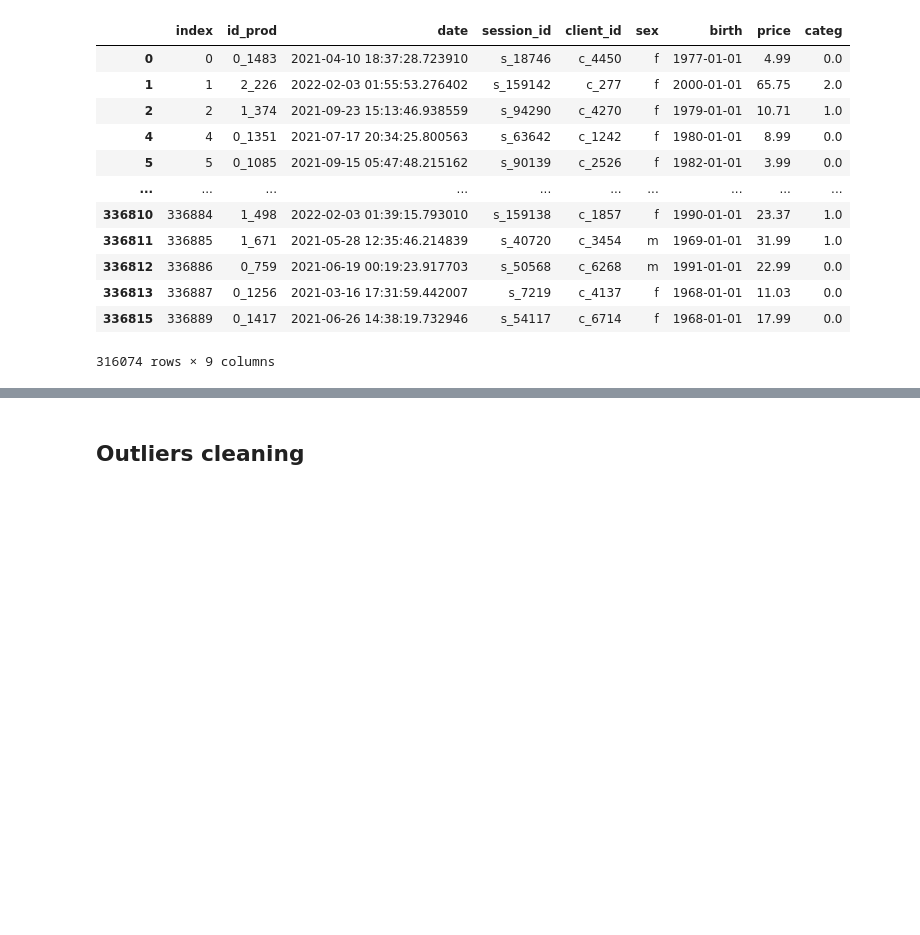
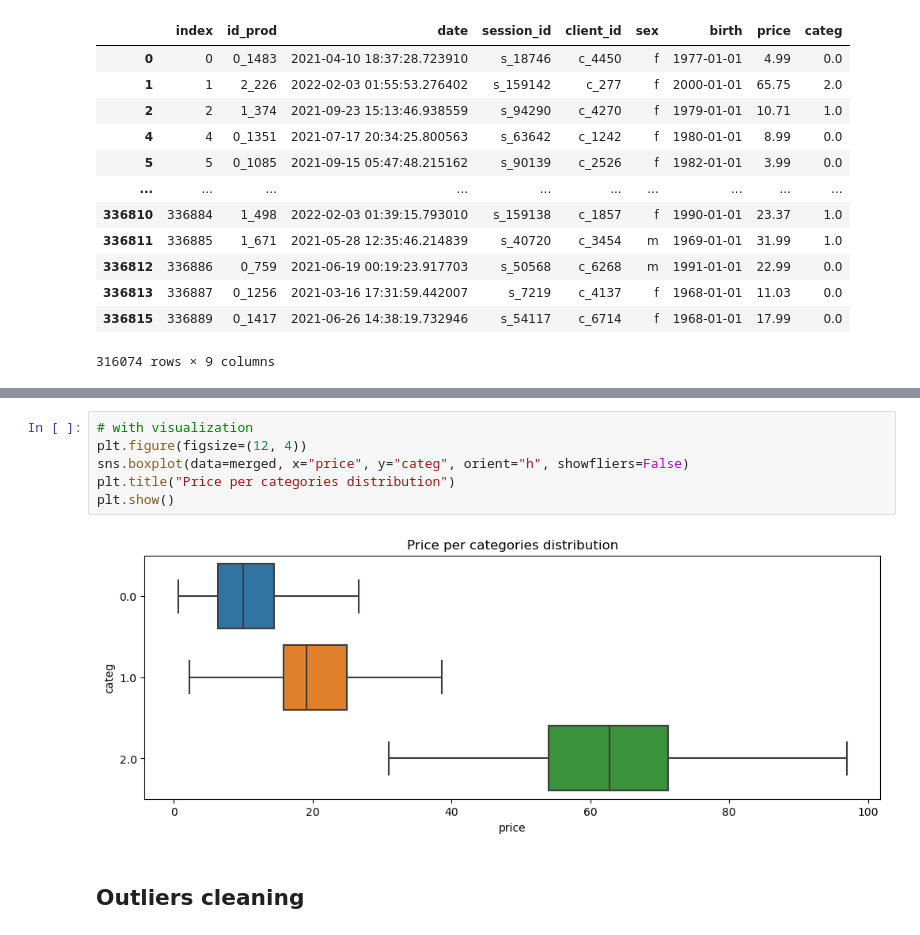
Before and after one commit to MENT3/m2-math-project, a Jupyter notebook: librairie/eda.ipynb, the cells around one changed output, grey strips where cells are left out. Drawn from its saved outputs; the diff is of its cells as text; blank space fills up the shorter version.

```diff
--- a/librairie/eda.ipynb
+++ b/librairie/eda.ipynb
@@ -368,3 +368,11 @@ merged
+# %%
+# with visualization
+plt.figure(figsize=(12, 4))
+sns.boxplot(data=merged, x="price", y="categ", orient="h", showfliers=False)
+plt.title("Price per categories distribution")
+plt.show()
+# %% [output]
+[figure, added]
 # %% [markdown]
 ## Outliers cleaning
 # %%
```
Also changed, not shown: parts of 6 cells of this notebook, 1 other file.
